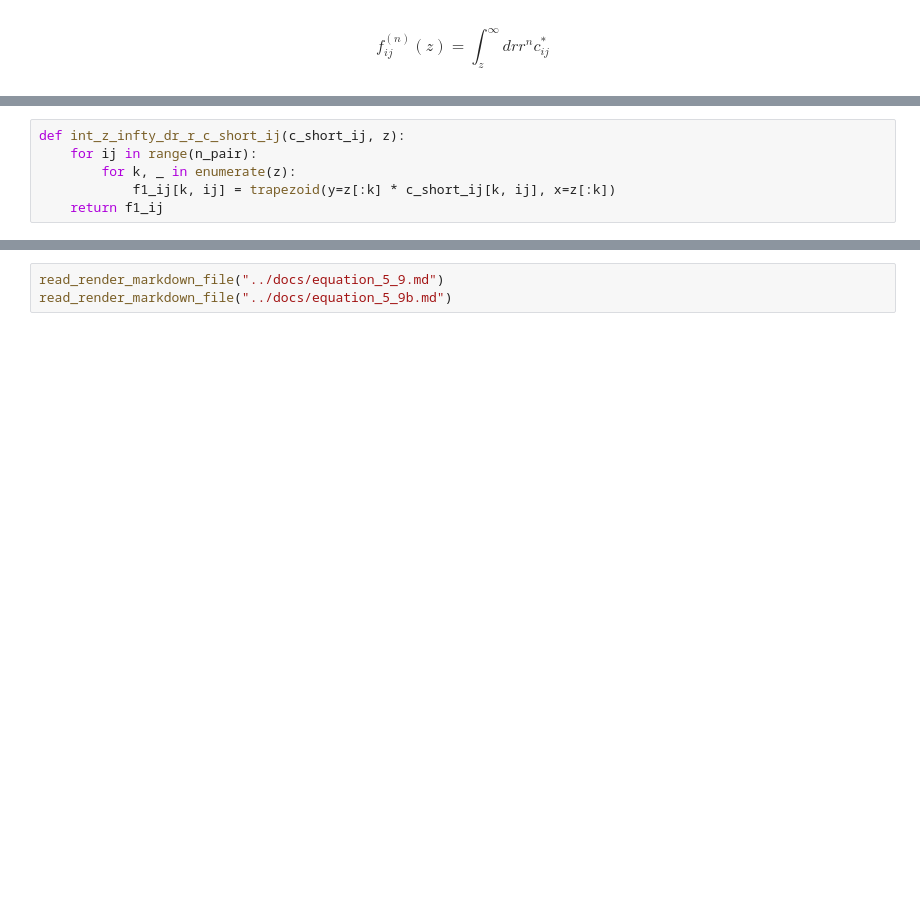
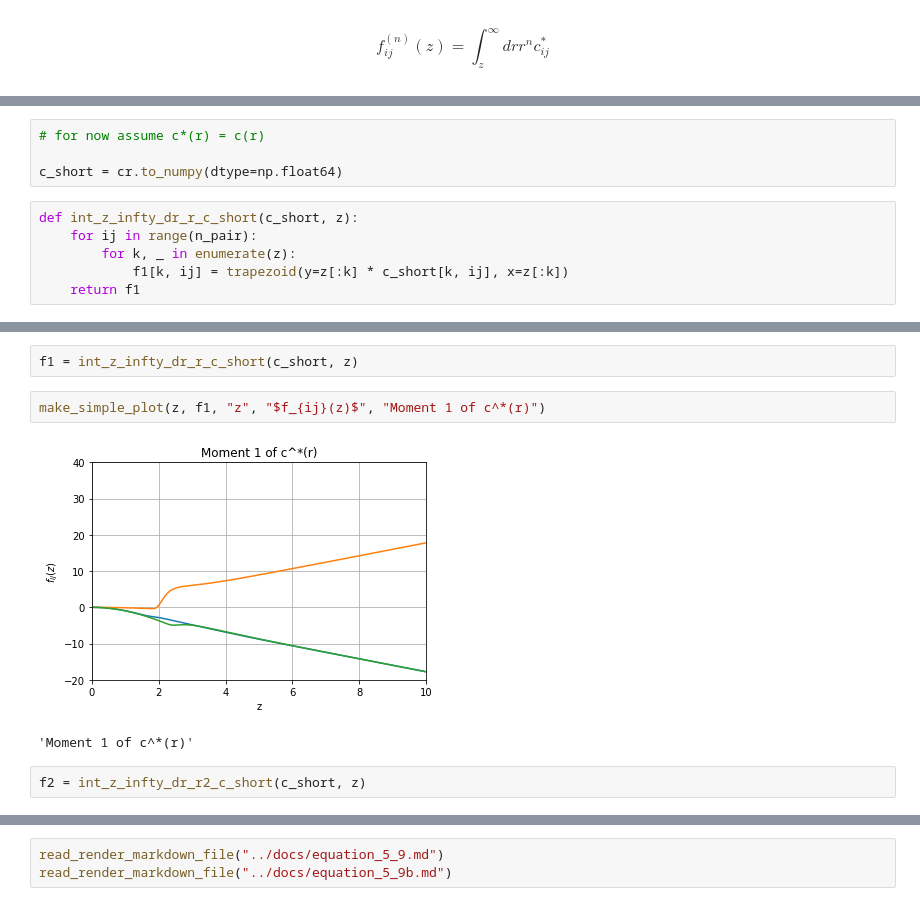
Before and after one commit to Mjboothaus/PhD-Thesis, a Jupyter notebook: notebooks/singlet_kcl.ipynb, the cells around one changed output, grey strips where cells are left out. Drawn from its saved outputs; the diff is of its cells as text; blank space fills up the shorter version.

```diff
--- a/notebooks/singlet_kcl.ipynb
+++ b/notebooks/singlet_kcl.ipynb
@@ -186,7 +181,11 @@ c_short_ij = np.zeros((n_point, n_pair))
+# %%
+# for now assume c*(r) = c(r)
+
+c_short = cr.to_numpy(dtype=np.float64)
 # %%
-def int_z_infty_dr_r_c_short_ij(c_short_ij, z):
+def int_z_infty_dr_r_c_short(c_short, z):
     for ij in range(n_pair):
         for k, _ in enumerate(z):
-            f1_ij[k, ij] = trapezoid(y=z[:k] * c_short_ij[k, ij], x=z[:k])
-    return f1_ij
+            f1[k, ij] = trapezoid(y=z[:k] * c_short[k, ij], x=z[:k])
+    return f1
 # %%
@@ -217,0 +197,9 @@ array([[0., 0., 0.],
+# %%
+f1 = int_z_infty_dr_r_c_short(c_short, z)
+# %%
+make_simple_plot(z, f1, "z", "$f_{ij}(z)$", "Moment 1 of c^*(r)")
+# %% [output]
+[figure, added]
+'Moment 1 of c^*(r)'
+# %%
+f2 = int_z_infty_dr_r2_c_short(c_short, z)
```
Also changed, not shown: parts of 42 cells of this notebook, 2 other files.
